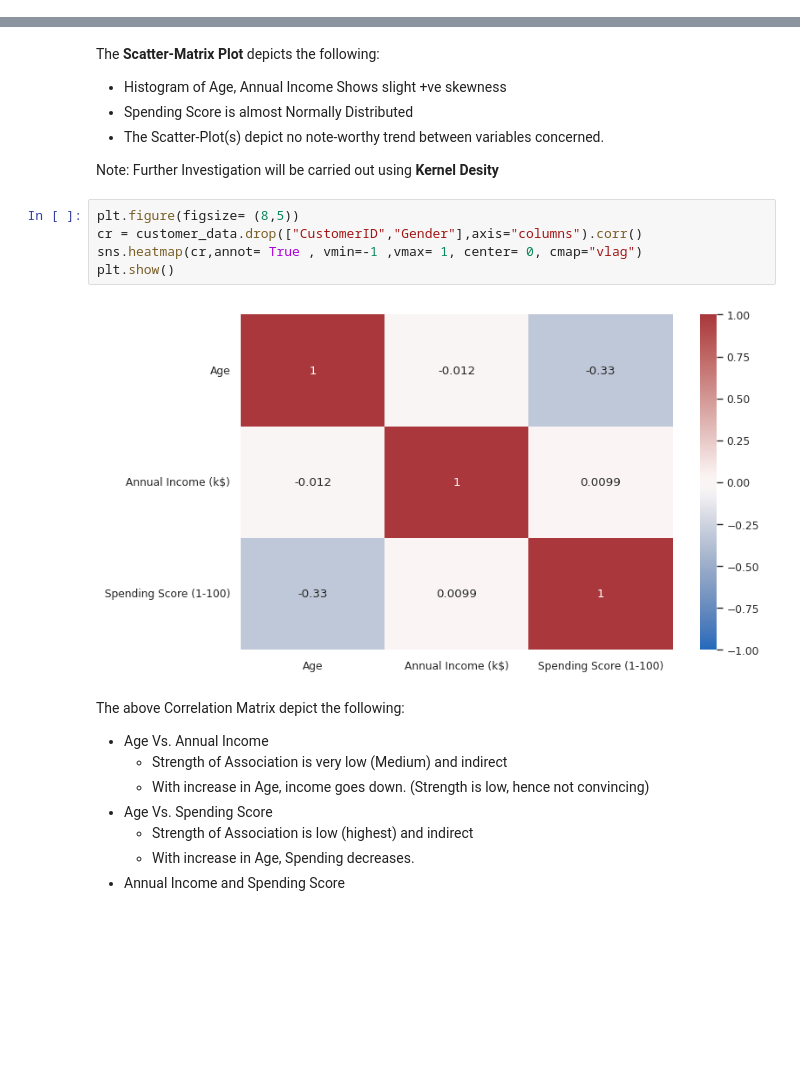
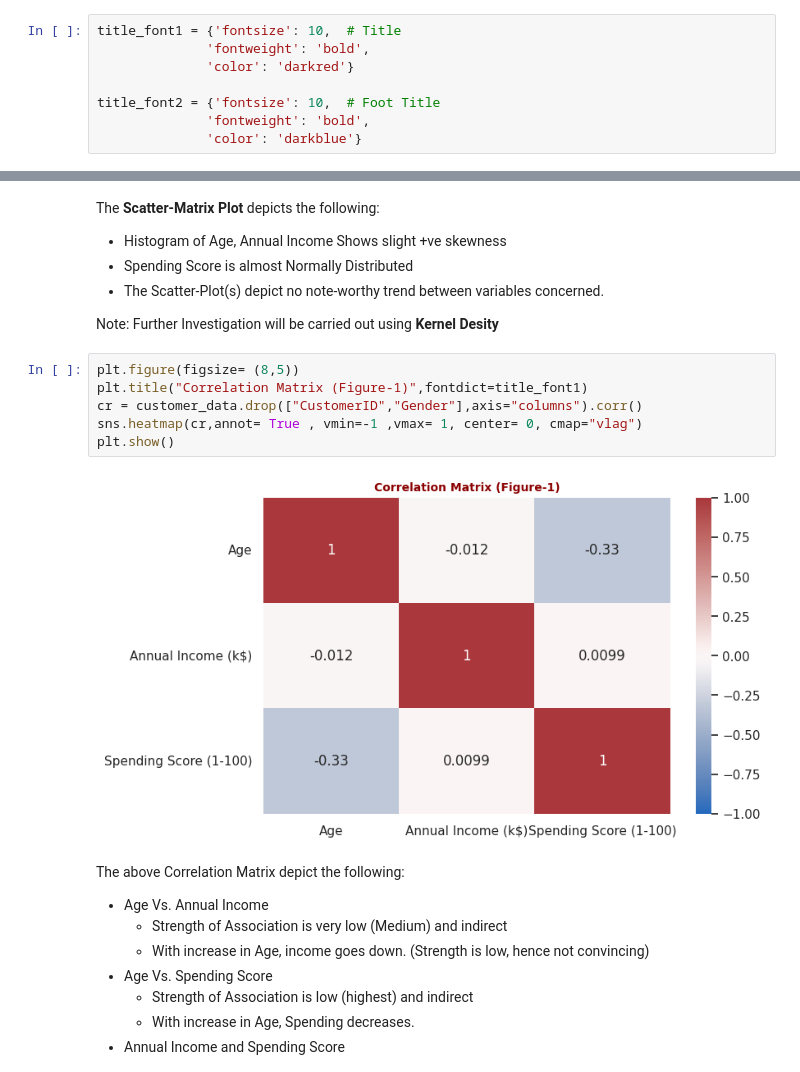
Before and after one commit to pb319/Segment-Stream, a Jupyter notebook: CustSegment.ipynb, the cells around one changed output, grey strips where cells are left out. Saved outputs shown, nothing was run; the diff lists cells and outputs as text; blank space fills up the shorter version.

Commit message:
Figure Numbers Updated

```diff
--- a/CustSegment.ipynb
+++ b/CustSegment.ipynb
@@ -15,6 +15,14 @@ import statsmodels.api as sm
 
 import warnings
 warnings.filterwarnings('ignore')
+# %%
+title_font1 = {'fontsize': 10,  # Title
+              'fontweight': 'bold',
+              'color': 'darkred'}
+
+title_font2 = {'fontsize': 10,  # Foot Title
+              'fontweight': 'bold',
+              'color': 'darkblue'}
 # %% [markdown]
 ### Data Collection and Loading
 # %%
@@ -160,11 +186,12 @@ The **Scatter-Matrix Plot** depicts the following:
 Note: Further Investigation will be carried out using **Kernel Desity**
 # %%
 plt.figure(figsize= (8,5))
+plt.title("Correlation Matrix (Figure-1)",fontdict=title_font1)
 cr = customer_data.drop(["CustomerID","Gender"],axis="columns").corr()
 sns.heatmap(cr,annot= True , vmin=-1 ,vmax= 1, center= 0, cmap="vlag")
 plt.show()
 # %% [output]
-[figure, old version]
+[figure, new version]
 # %% [markdown]
 The above Correlation Matrix depict the following:
 - Age Vs. Annual Income
```
Also changed, not shown: parts of 26 cells of this notebook.
